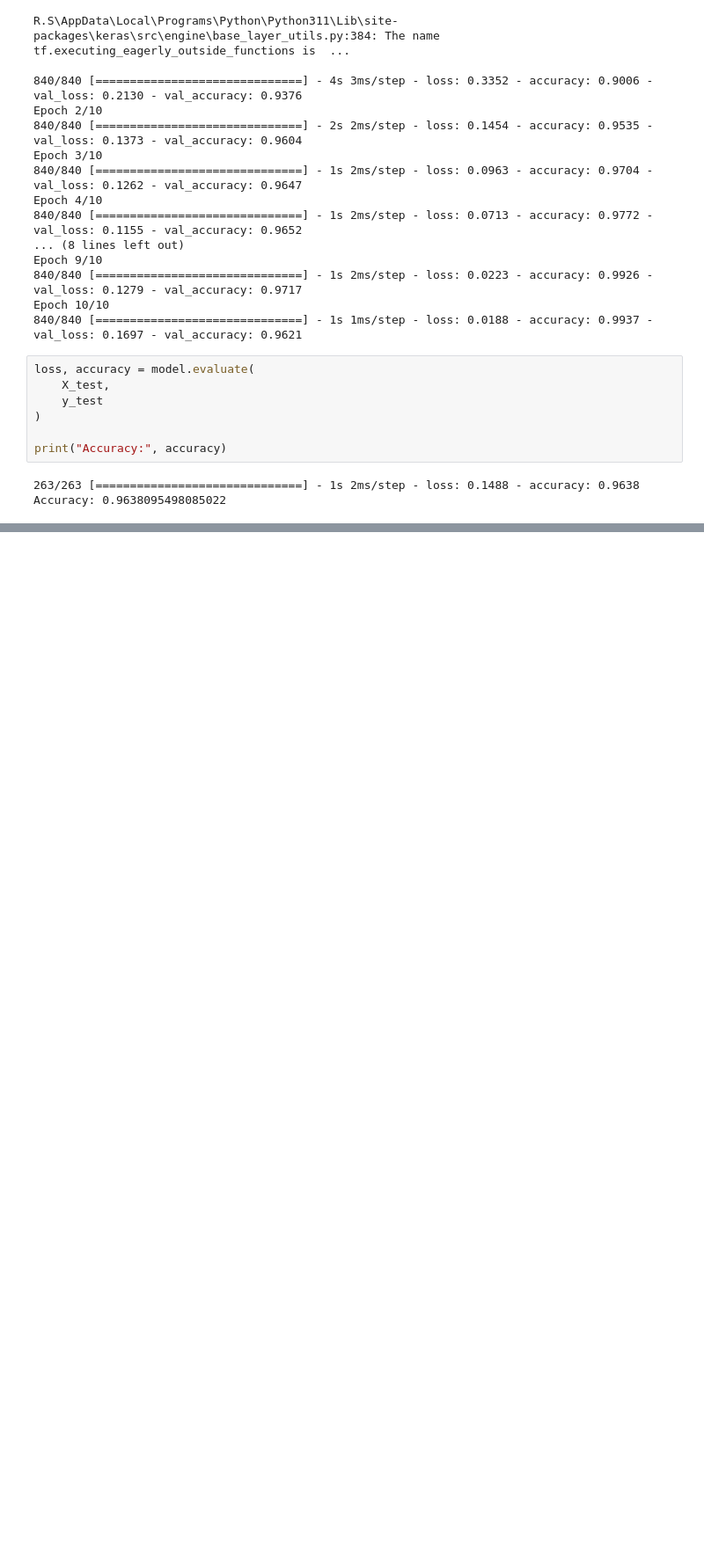
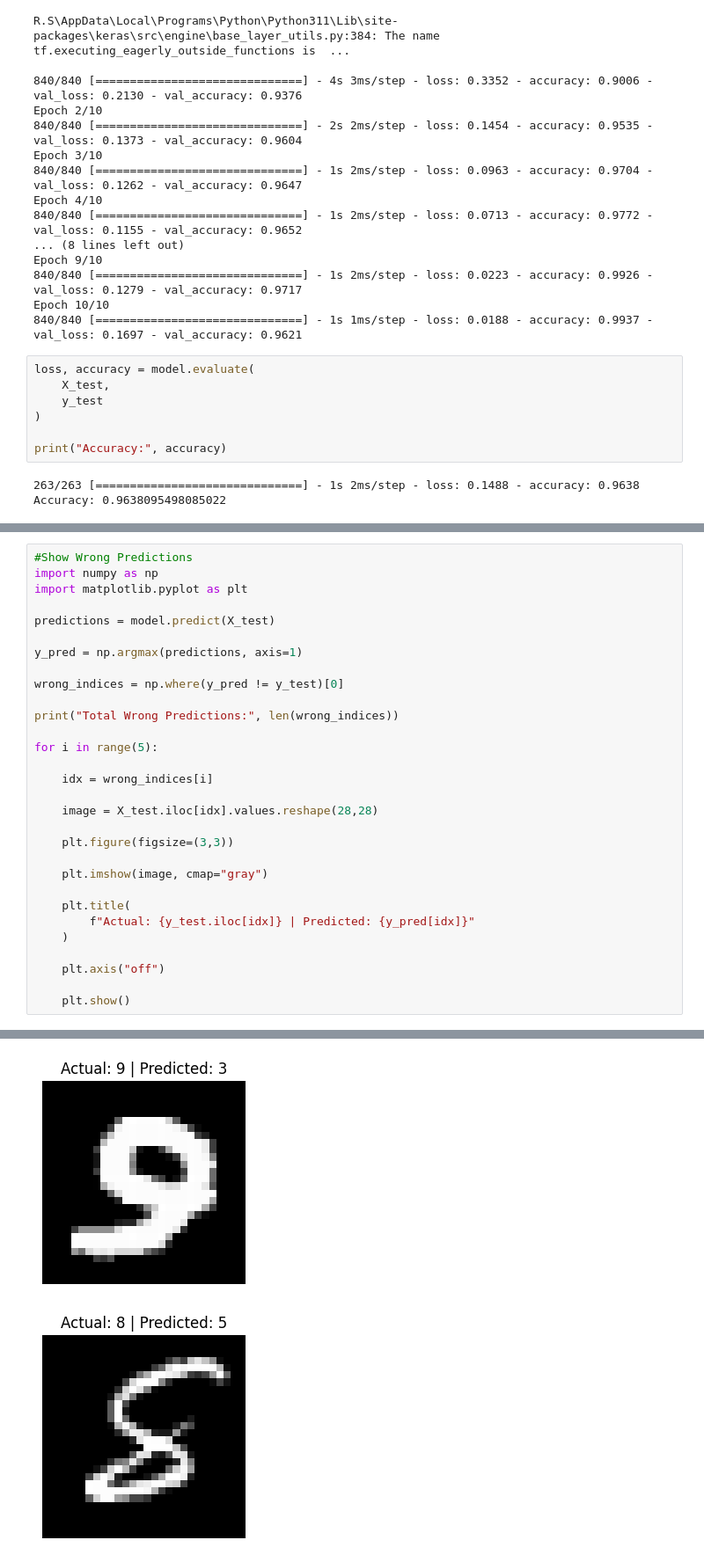
Before and after one commit to Kaviyasree27/MNIST-Digit-Recognizer, a Jupyter notebook: mnist_digit_rec.ipynb, the cells around one changed output, grey strips where cells are left out. Shown at 88% size. Saved outputs shown, nothing was run; the diff lists cells and outputs as text; blank space fills up the shorter version.

```diff
--- a/mnist_digit_rec.ipynb
+++ b/mnist_digit_rec.ipynb
@@ -140,0 +170,31 @@ Accuracy: 0.9638095498085022
+# %%
+#Show Wrong Predictions
+import numpy as np
+import matplotlib.pyplot as plt
+
+predictions = model.predict(X_test)
+
+y_pred = np.argmax(predictions, axis=1)
+
+wrong_indices = np.where(y_pred != y_test)[0]
+
+print("Total Wrong Predictions:", len(wrong_indices))
+
+for i in range(5):
+
+    idx = wrong_indices[i]
+
+    image = X_test.iloc[idx].values.reshape(28,28)
+
+    plt.figure(figsize=(3,3))
+
+    plt.imshow(image, cmap="gray")
+
+    plt.title(
+        f"Actual: {y_test.iloc[idx]} | Predicted: {y_pred[idx]}"
+    )
+
+    plt.axis("off")
+
+    plt.show()
+# %% [output]
@@ -140,0 +203,2 @@ Accuracy: 0.9638095498085022
+[figure, added]
+[figure, added]
```
Also changed, not shown: parts of 6 cells of this notebook, 1 other file.
